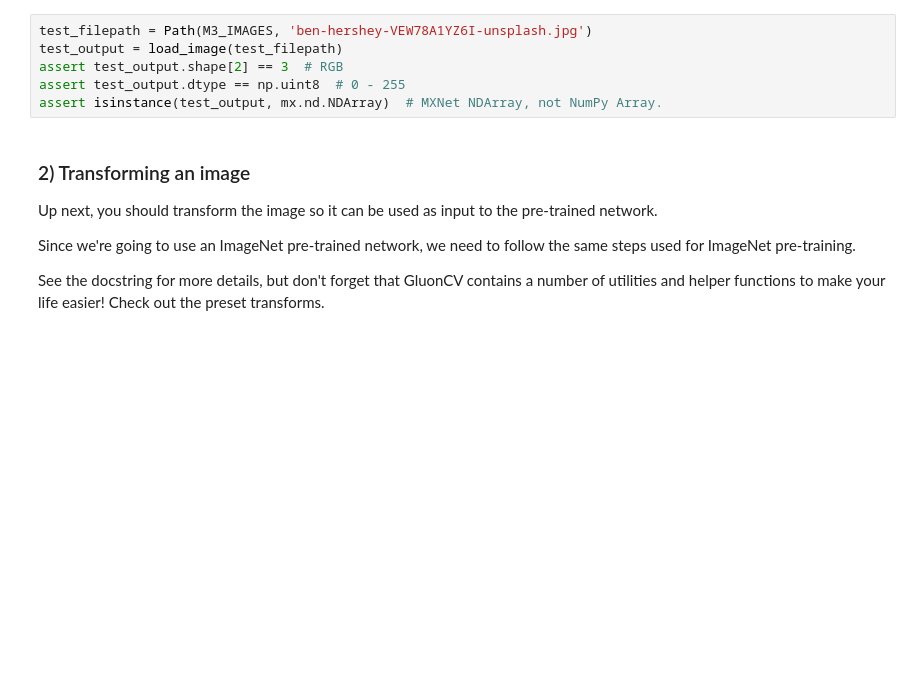
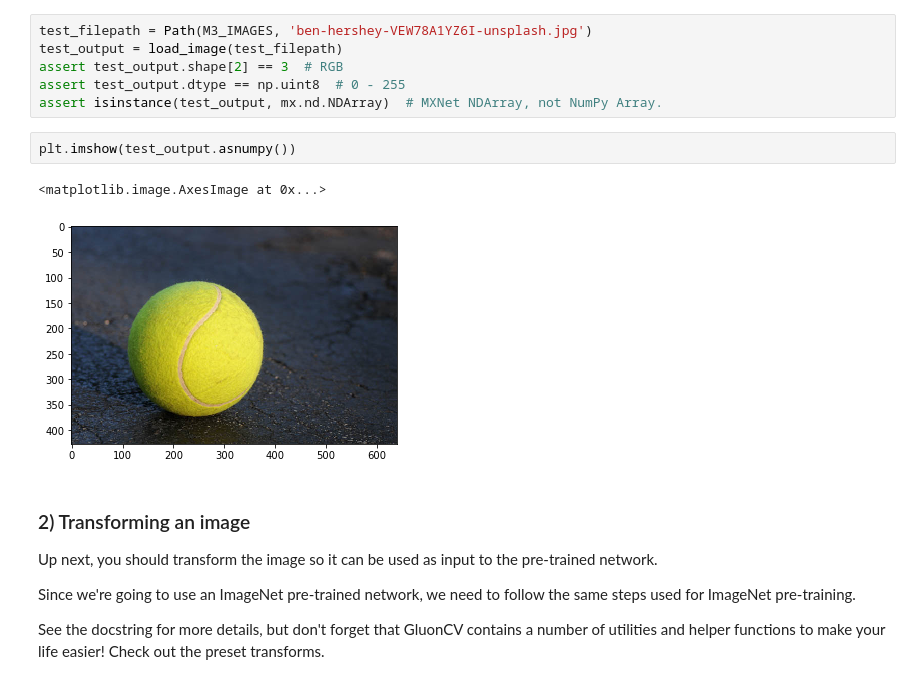
Before and after one commit to aitabuzaid/data-science, a Jupyter notebook: aws-cv/utf-8''module_3_assignment.ipynb, the cells around one changed output. Cells and saved outputs as stored; diff of their text form; blank space fills up the shorter version.

```diff
--- a/aws-cv/utf-8''module_3_assignment.ipynb
+++ b/aws-cv/utf-8''module_3_assignment.ipynb
@@ -56,6 +56,11 @@ test_output = load_image(test_filepath)
 assert test_output.shape[2] == 3  # RGB
 assert test_output.dtype == np.uint8  # 0 - 255
 assert isinstance(test_output, mx.nd.NDArray)  # MXNet NDArray, not NumPy Array.
+# %%
+plt.imshow(test_output.asnumpy())
+# %% [output]
+<matplotlib.image.AxesImage at 0x...>
+[figure, added]
 # %% [markdown]
 ### 2) Transforming an image
 
```
Also changed, not shown: parts of 1 cell of this notebook.
